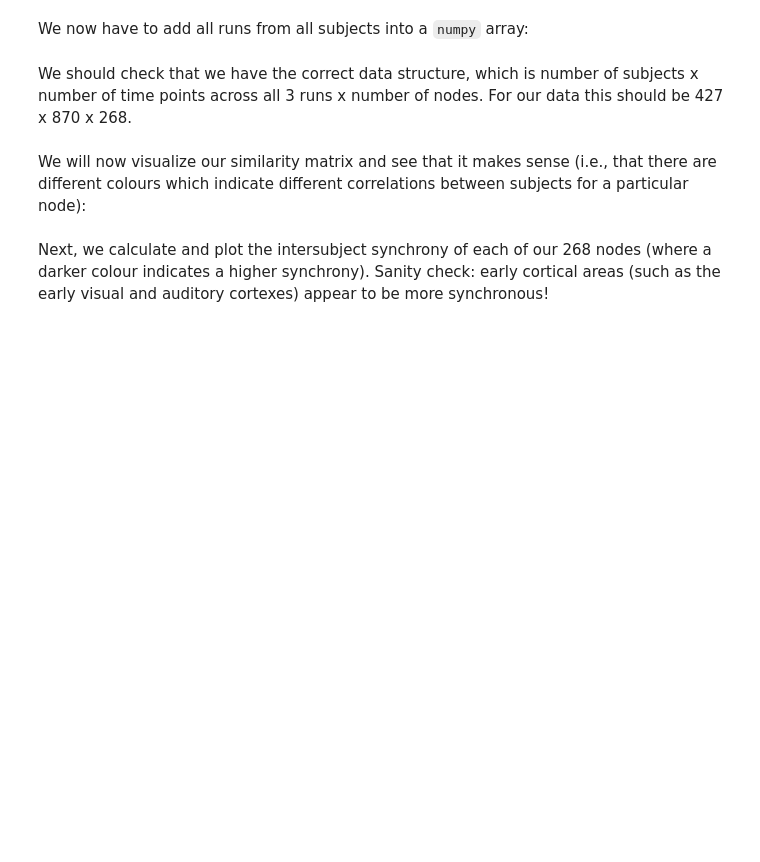
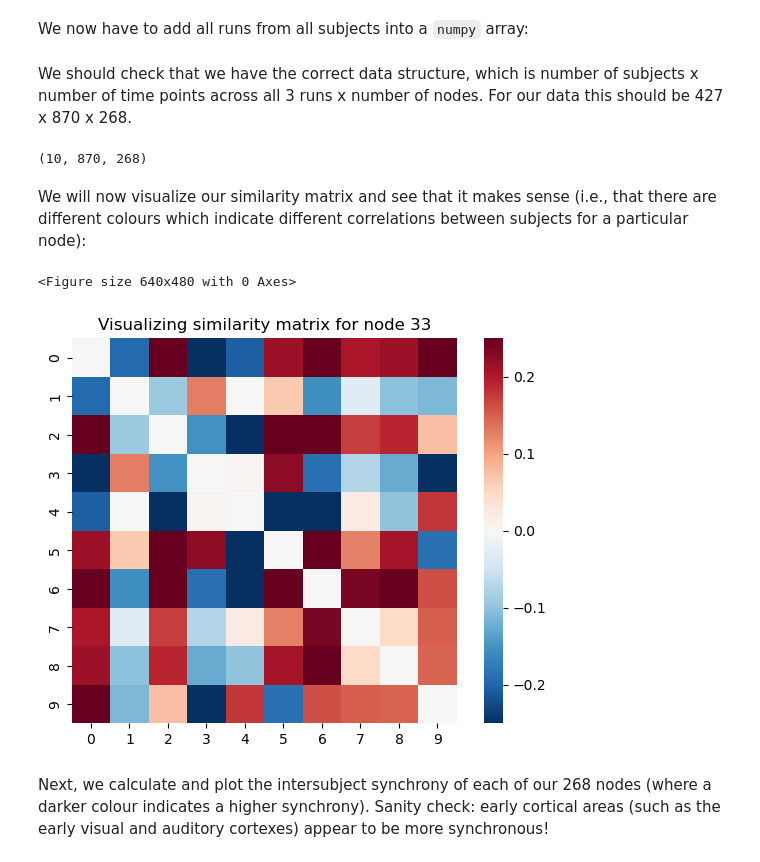
Before and after one commit to themohammadhamdan/ideological_asymmetry_thesis, a Jupyter notebook: scripts/4. Exploratory ISRSA - Univariate.ipynb, the cells around one changed output. Drawn from its saved outputs; the diff is of its cells as text; code cells hidden in the pictures; blank space fills up the shorter version.

```diff
--- a/scripts/4. Exploratory ISRSA - Univariate.ipynb
+++ b/scripts/4. Exploratory ISRSA - Univariate.ipynb
@@ -90,7 +99,7 @@ def get_ts(subject):
 # %% [markdown]
 We now have to add all runs from all subjects into a `numpy` array:
 # %%
-subj_list = np.arange(0,len(exploratory_data['participant_id']),1)
+subj_list = np.arange(0,10,1)#len(exploratory_data['participant_id']),1)
 data = []
 
 for subj in tqdm(subj_list):
@@ -108,24 +117,29 @@ We should check that we have the correct data structure, which is number of subj
 # %%
 print(data.shape)
 n_subs, n_ts, n_nodes = data.shape
+# %% [output]
+(10, 870, 268)
 # %% [markdown]
 We will now visualize our similarity matrix and see that it makes sense (i.e., that there are different colours which indicate different correlations between subjects for a particular node):
 # %%
 similarity_matrices = []
 for node in tqdm(range(n_nodes)):
     similarity_matrices.append(Adjacency(1 - pairwise_distances(data[:, :, node], metric='correlation'), matrix_type='distance'))
 similarity_matrices = Adjacency(similarity_matrices)
 
 saving_directory = os.path.dirname("/home/c13572687/Documents/scripts_and_data/figures/exploratory/")
 
-random_nodes = np.random.randint(0, 267, 3)
+random_nodes = np.array([33, 267])
 for node in random_nodes:
-    node = 267
+    #node = 33
     plt.figure()
     similarity_matrices[node].plot(vmin=-.25, vmax=.25, cmap='RdBu_r')
     plt.title(str("Visualizing similarity matrix for node " + str(node)))
     plt.savefig(os.path.join(saving_directory + '/RDMs/new/exploratory-RDM-node_' + str(node) + 'for_presentation.png'), dpi = 500)
     plt.show()
+# %% [output]
+<Figure size 640x480 with 0 Axes>
+[figure, added]
 # %% [markdown]
 Next, we calculate and plot the intersubject synchrony of each of our 268 nodes (where a darker colour indicates a higher synchrony).
 Sanity check: early cortical areas (such as the early visual and auditory cortexes) appear to be more synchronous!
```
Also changed, not shown: parts of 6 cells of this notebook, 1 other file.
